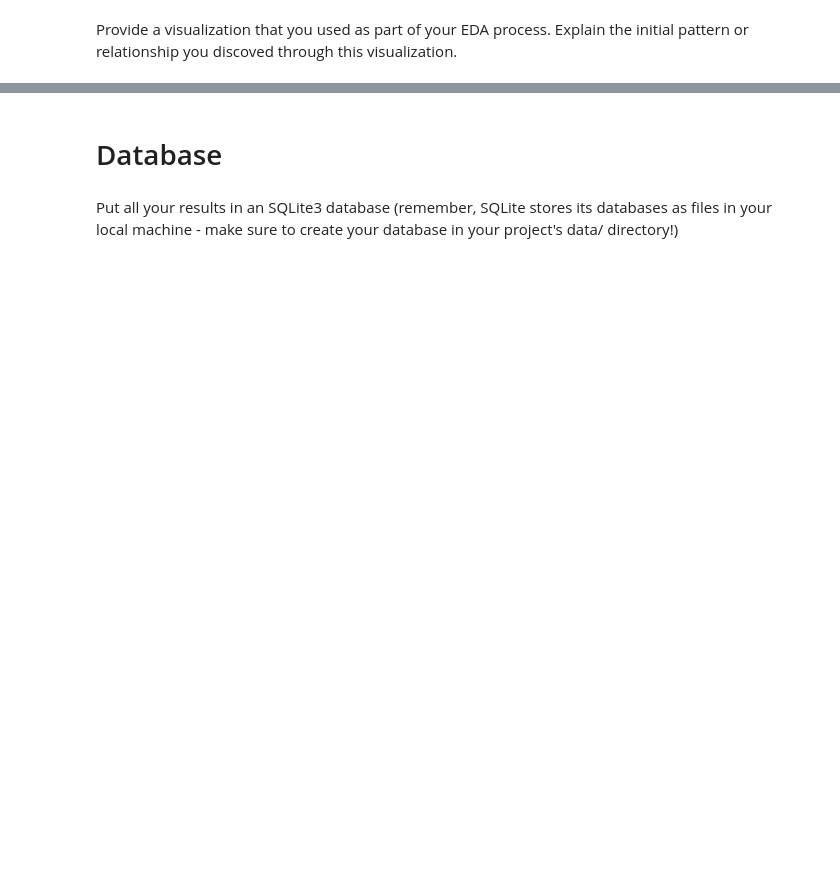
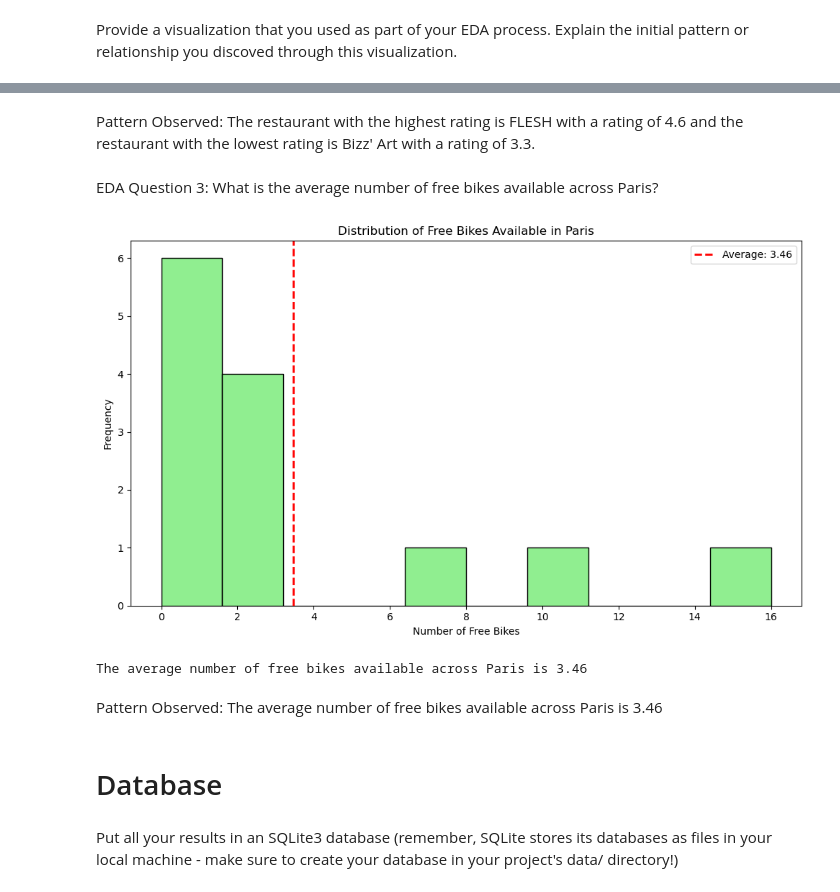
Before and after one commit to purani28/Statistical-Modelling-with-Python, a Jupyter notebook: notebooks/joining_data.ipynb, the cells around one changed output, grey strips where cells are left out. Cells and saved outputs as stored; diff of their text form; code cells hidden in the pictures; blank space fills up the shorter version.

```diff
--- a/notebooks/joining_data.ipynb
+++ b/notebooks/joining_data.ipynb
@@ -193,3 +202,29 @@ plt.show()
+# %% [markdown]
+Pattern Observed: The restaurant with the highest rating is FLESH with a rating of 4.6 and the restaurant with the lowest rating is Bizz' Art with a rating of 3.3.
+# %% [markdown]
+EDA Question 3: What is the average number of free bikes available across Paris?
+# %%
+average_bikes = data['free_bikes'].mean()
+
+plt.figure(figsize=(10, 6))
+plt.hist(data['free_bikes'], bins=10, color='lightgreen', edgecolor='black')
+
+plt.axvline(average_bikes, color='red', linestyle='dashed', linewidth=2, label=f'Average: {average_bikes:.2f}')
+
+
+plt.title('Distribution of Free Bikes Available in Paris')
+plt.xlabel('Number of Free Bikes')
+plt.ylabel('Frequency')
+plt.legend()
+plt.tight_layout()
+plt.show()
+
+print(f"The average number of free bikes available across Paris is {average_bikes:.2f}")
+# %% [output]
+[figure, added]
+The average number of free bikes available across Paris is 3.46
+# %% [markdown]
+Pattern Observed: The average number of free bikes available across Paris is 3.46
 # %% [markdown]
 # Database
 # %% [markdown]
```
Also changed, not shown: parts of 12 cells of this notebook, 5 other files.
